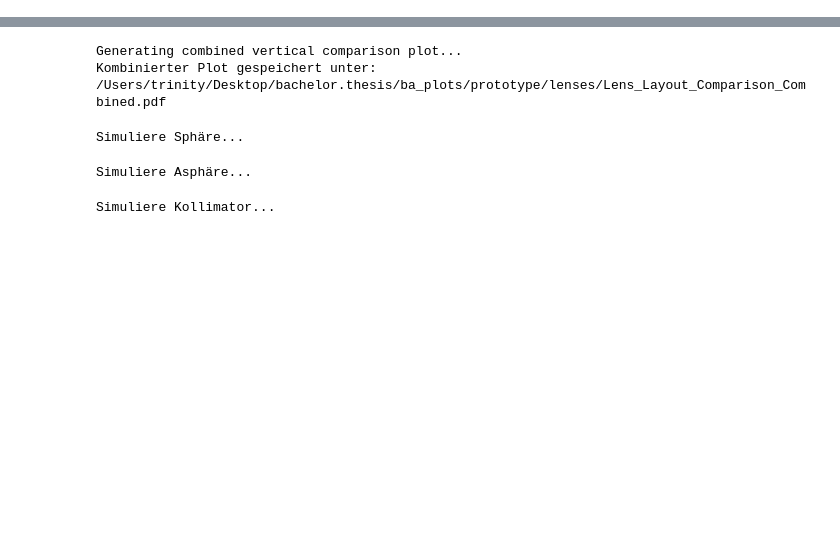
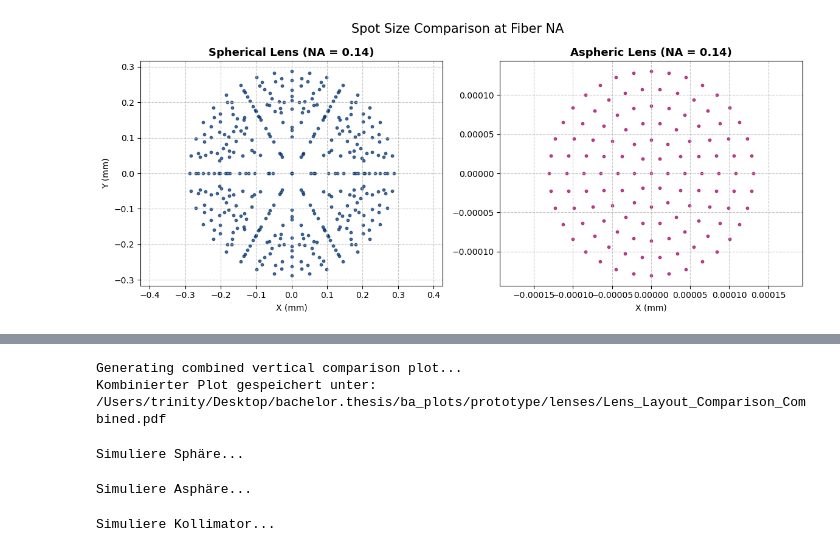
Before and after one commit to CodeTurtleT/lasercom-divergence-control, a Jupyter notebook: optiland_ray_trace.ipynb, the cells around one changed output, grey strips where cells are left out. Saved outputs shown, nothing was run; the diff lists cells and outputs as text; code cells hidden in the pictures; blank space fills up the shorter version.

```diff
--- a/optiland_ray_trace.ipynb
+++ b/optiland_ray_trace.ipynb
@@ -103,0 +142,84 @@ Gespeichert unter: /Users/trinity/Desktop/bachelor.thesis/ba_plots/prototype/len
+# %%
+url_sphaere = "https://media.thorlabs.com/globalassets/items/l/la/la1/la1422-c/4580-s03.zmx?v=0116120722"
+url_asphaere = "https://media.thorlabs.com/globalassets/items/a/al/al5/al5040h-b/ttn122113-s03.zmx?v=0116102721"
+
+print("Lade optische Modelle...")
+lens_sphaere = load_zemax_file(url_sphaere)
+lens_asphaere = load_zemax_file(url_asphaere)
+
+# ==========================================
+# 2. NA auf 0.14 drosseln (FAIRER VERGLEICH)
+# ==========================================
+# Wir setzen die Numerische Apertur auf die deiner Single-Mode Faser.
+# (Falls deine optiland-Version das NA-Feld anders anspricht,
+# kannst du alternativ den Strahldurchmesser auf ca. 11.3 mm setzen:
+# D = 2 * f * NA = 2 * 40mm * 0.141 = 11.28 mm)
+
+try:
+    lens_sphaere.aperture.type = 'object_na'
+    lens_sphaere.aperture.value = 0.14
+    lens_asphaere.aperture.type = 'object_na'
+    lens_asphaere.aperture.value = 0.14
+except AttributeError:
+    # Fallback für andere optiland-Versionen (Entrance Pupil Diameter)
+    lens_sphaere.set_aperture('EPD', 11.28)
+    lens_asphaere.set_aperture('EPD', 11.28)
+
+# ==========================================
+# 3. Spot Diagramme extrahieren und plotten
+# ==========================================
+def extract_spot_data(lens):
+    original_show = plt.show
+    plt.show = lambda: None
+    spot = analysis.SpotDiagram(lens)
+    spot.view()
+    ax = plt.gca()
+    x_data, y_data = [], []
+    for collection in ax.collections:
+        offsets = collection.get_offsets()
+        if len(offsets) > 0:
+            x_data.extend(offsets[:, 0])
+            y_data.extend(offsets[:, 1])
+    plt.close(plt.gcf())
+    plt.show = original_show
+    return x_data, y_data
+
+print("Berechne Spot-Daten für NA 0.14...")
+x_sph, y_sph = extract_spot_data(lens_sphaere)
+x_asph, y_asph = extract_spot_data(lens_asphaere)
+
+fig_spot, axes_spot = plt.subplots(1, 2, figsize=(12, 5))
+
+# Sphäre Spot
+axes_spot[0].scatter(x_sph, y_sph, color='#002F6C', s=10, alpha=0.7)
+axes_spot[0].set_title("Spherical Lens (NA = 0.14)", fontsize=13, fontweight="bold")
+axes_spot[0].set_xlabel("X (mm)")
+axes_spot[0].set_ylabel("Y (mm)")
+axes_spot[0].grid(True, linestyle="--", alpha=0.7)
+axes_spot[0].set_aspect('equal', adjustable='datalim')
+
+# Asphäre Spot
+axes_spot[1].scatter(x_asph, y_asph, color='#9E005D', s=10, alpha=0.7)
+axes_spot[1].set_title("Aspheric Lens (NA = 0.14)", fontsize=13, fontweight="bold")
+axes_spot[1].set_xlabel("X (mm)")
+axes_spot[1].grid(True, linestyle="--", alpha=0.7)
+axes_spot[1].set_aspect('equal', adjustable='datalim')
+
+fig_spot.suptitle("Spot Size Comparison at Fiber NA", fontsize=15)
+plt.tight_layout()
+
+# ==========================================
+# 4. 2D Layout Plot (Cross-Section der Strahlen)
+# ==========================================
+print("Generiere 2D Layout Plots...")
+
+# 1. Querschnitt der Sphäre generieren
+lens_sphaere.draw()
+plt.title("Ray Trace: Spherical Lens (Aberration at NA = 0.14)", fontsize=13, fontweight="bold")
+plt.show() # Zeigt das erste Fenster. Schließe es, damit das zweite lädt!
+
+# 2. Querschnitt der Asphäre generieren
+lens_asphaere.draw()
+plt.title("Ray Trace: Aspheric Lens (Diffraction Limited at NA = 0.14)", fontsize=13, fontweight="bold")
+plt.show()
+# %% [output]
@@ -103,0 +229 @@ Gespeichert unter: /Users/trinity/Desktop/bachelor.thesis/ba_plots/prototype/len
+[figure, added]
```
Also changed, not shown: parts of 5 cells of this notebook.
